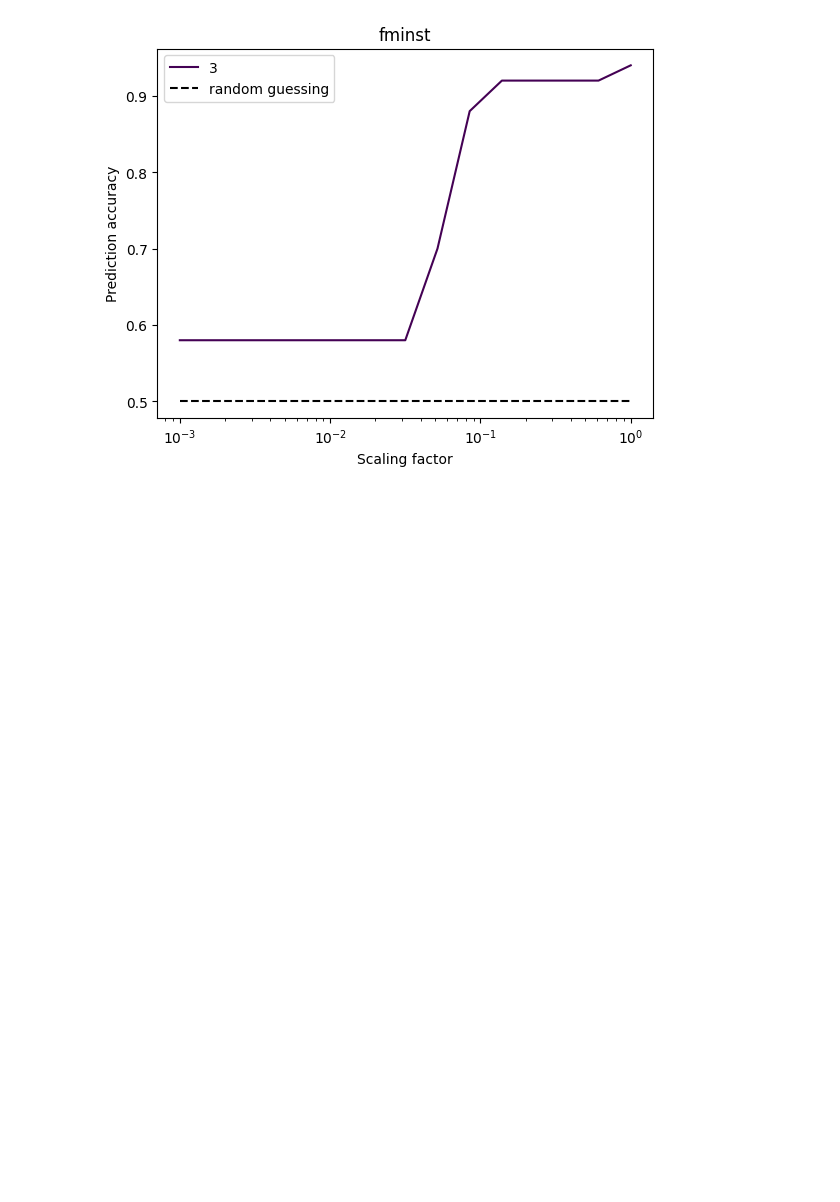
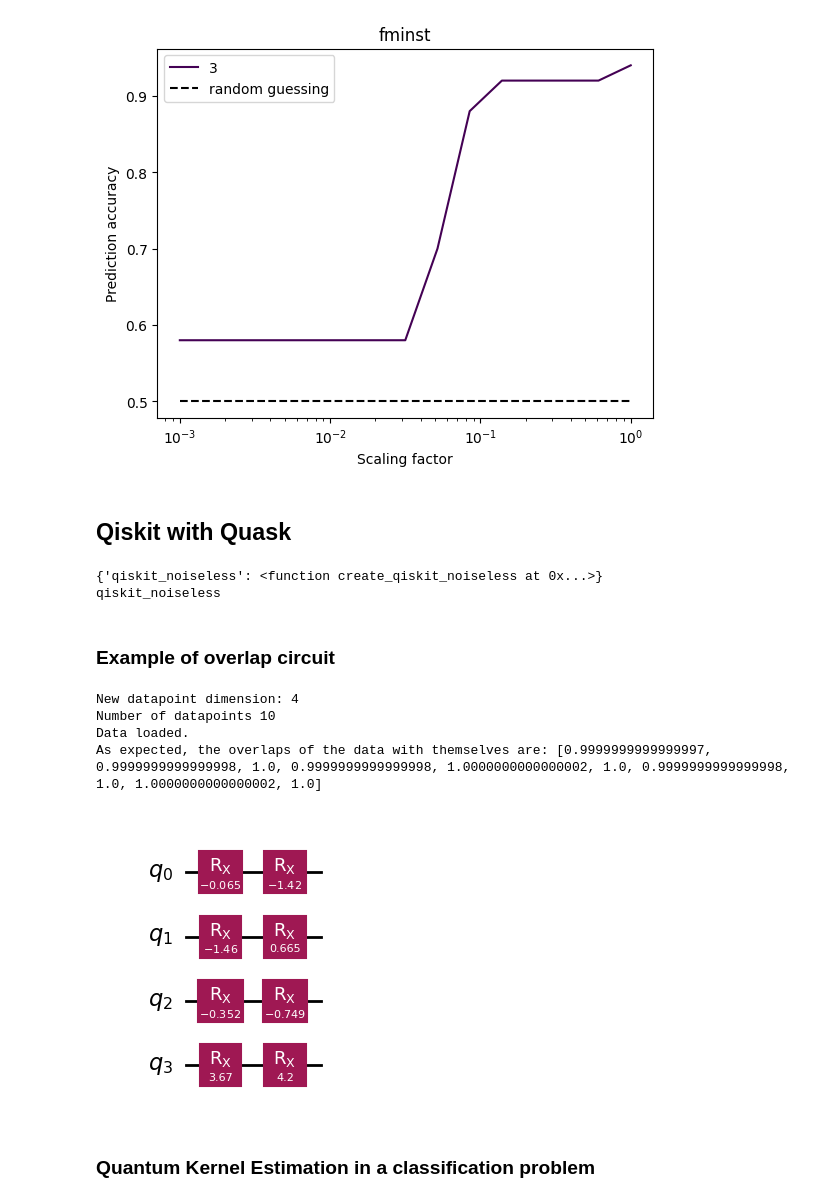
Before and after one commit to CERN-IT-INNOVATION/olqti-summer-school-2024, a Jupyter notebook: quantum_computing_applications_and_use_cases/kernel-bandwidth-in-QML.ipynb, the cells around one changed output. Drawn from its saved outputs; the diff is of its cells as text; code cells hidden in the pictures; blank space fills up the shorter version.

```diff
--- a/quantum_computing_applications_and_use_cases/kernel-bandwidth-in-QML.ipynb
+++ b/quantum_computing_applications_and_use_cases/kernel-bandwidth-in-QML.ipynb
@@ -1137,3 +1141,38 @@ plt.legend()
 # %% [output]
 <matplotlib.legend.Legend at 0x...>
 [figure]
+# %% [markdown]
+## Qiskit with Quask
+# %%
+from quask.core_implementation import QiskitKernel
+def create_qiskit_noiseless(ansatz: Ansatz, measurement: str, type: KernelType):
+    return QiskitKernel(ansatz, measurement, type, platform="infty_shots")
+
+KernelFactory.add_implementation('qiskit_noiseless', create_qiskit_noiseless)
+KernelFactory.set_current_implementation('qiskit_noiseless')
+print(KernelFactory._KernelFactory__implementations)
+print(KernelFactory._KernelFactory__current_implementation)
+# %% [output]
+{'qiskit_noiseless': <function create_qiskit_noiseless at 0x...>}
+qiskit_noiseless
+# %% [markdown]
+### Example of overlap circuit
+# %%
+d = 4
+n_tr = 10
+X_train, X_test, y_train, y_test = create_dataset(N_TRAIN=n_tr, features_DIM=d, n_test=1)
+kernel = LinearQuantumKernel(N_FEATURES=d, N_QUBITS=d, N_OPERATIONS=d, bandwidth=1)
+kernel.platform = "infty_shots"
+print(f"As expected, the overlaps of the data with themselves are: {[kernel.kappa(X_train[i],X_train[i]) for i in range(X_train.shape[0])]}")
+qc1 = kernel.get_qiskit_ansatz().assign_parameters(X_train[5])
+qc2 = kernel.get_qiskit_ansatz().assign_parameters(X_train[9])
+qc = UnitaryOverlap(qc1,qc2)
+qc.decompose(reps=1).draw('mpl')
+# %% [output]
+New datapoint dimension: 4
+Number of datapoints 10
+Data loaded.
+As expected, the overlaps of the data with themselves are: [0.9999999999999997, 0.9999999999999998, 1.0, 0.9999999999999998, 1.0000000000000002, 1.0, 0.9999999999999998, 1.0, 1.0000000000000002, 1.0]
+[figure, added]
+# %% [markdown]
+### Quantum Kernel Estimation in a classification problem
```
Also changed, not shown: parts of 25 cells of this notebook.
